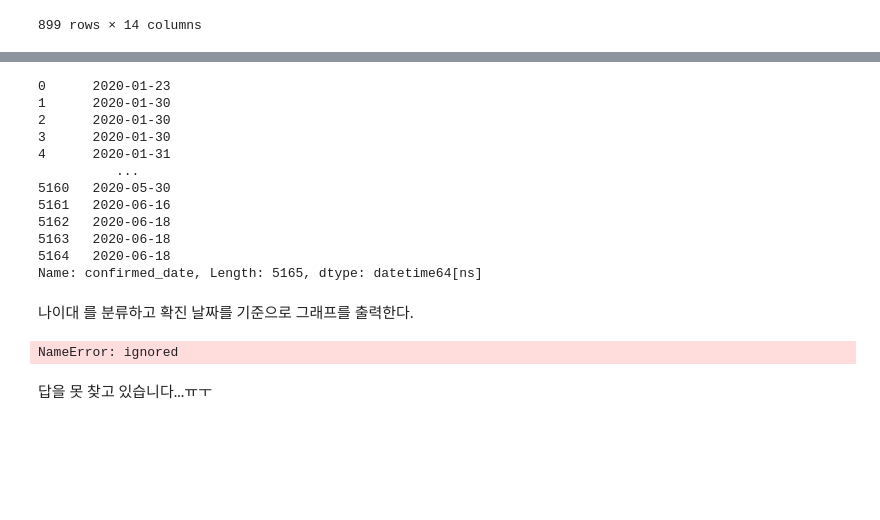
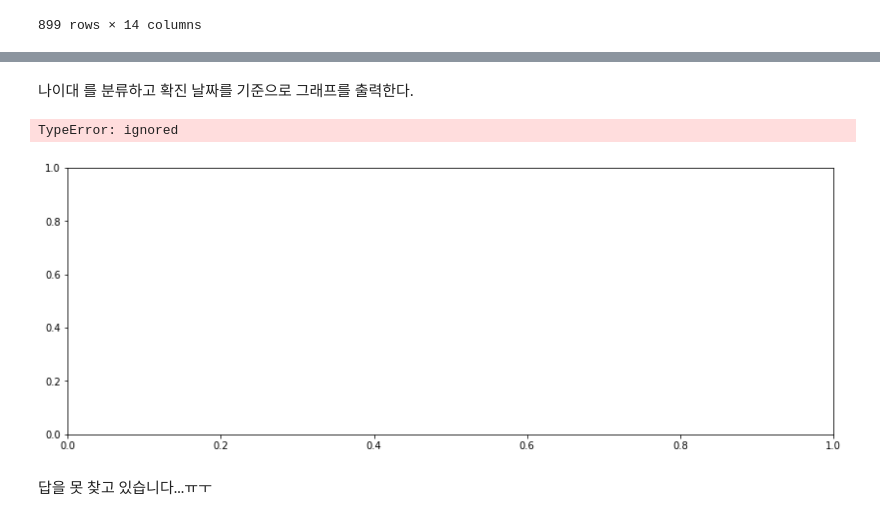
Before and after one commit to zzozzo/Datathon, a Jupyter notebook: ohjihoon.ipynb, the cells around one changed output, grey strips where cells are left out. Saved outputs shown, nothing was run; the diff lists cells and outputs as text; code cells hidden in the pictures; blank space fills up the shorter version.

```diff
--- a/ohjihoon.ipynb
+++ b/ohjihoon.ipynb
@@ -112,35 +139,24 @@ y
 # %%
 dp_g = pd.to_datetime(PI_df['confirmed_date'], format = '%Y-%m-%d')
-dp_g
+x = dp_g
-# %% [output]
-0      2020-01-23
-1      2020-01-30
-2      2020-01-30
-3      2020-01-30
-4      2020-01-31
-          ...
-5160   2020-05-30
-5161   2020-06-16
-5162   2020-06-18
-5163   2020-06-18
-5164   2020-06-18
-Name: confirmed_date, Length: 5165, dtype: datetime64[ns]
 # %% [markdown]
 나이대 를 분류하고 확진 날짜를 기준으로 그래프를 출력한다.
 # %%
 ## 데이터
 import pandas as pd
-# %%
-
-import matplotlib.pyplot as plt
-
-
-plt.rcParams["figure.figsize"] = (14,5)
-
-plt.plot(x='date',y='confirmed',data=Time, palette="tab10", linewidth=2.5, label = 'confirmed')
-plt.plot(x='date',y='released',data=Time, palette="tab10", linewidth=2.5,label = 'released')
-plt.plot(x='date',y='deceased',data=Time, palette="tab10", linewidth=2.5,label = 'deceased')
-# %% [output]
-NameError: ignored
+# %%
+
+import matplotlib.pyplot as plt
+y = PI_df['age']
+x = PI_df['confirmed_date']
+
+plt.rcParams["figure.figsize"] = (14,5)
+
+plt.plot([x], y)
+
+plt.show()
+# %% [output]
+TypeError: ignored
+[figure, added]
 # %% [markdown]
 답을 못 찾고 있습니다...ㅠㅜ
```
Also changed, not shown: parts of 2 cells of this notebook.
